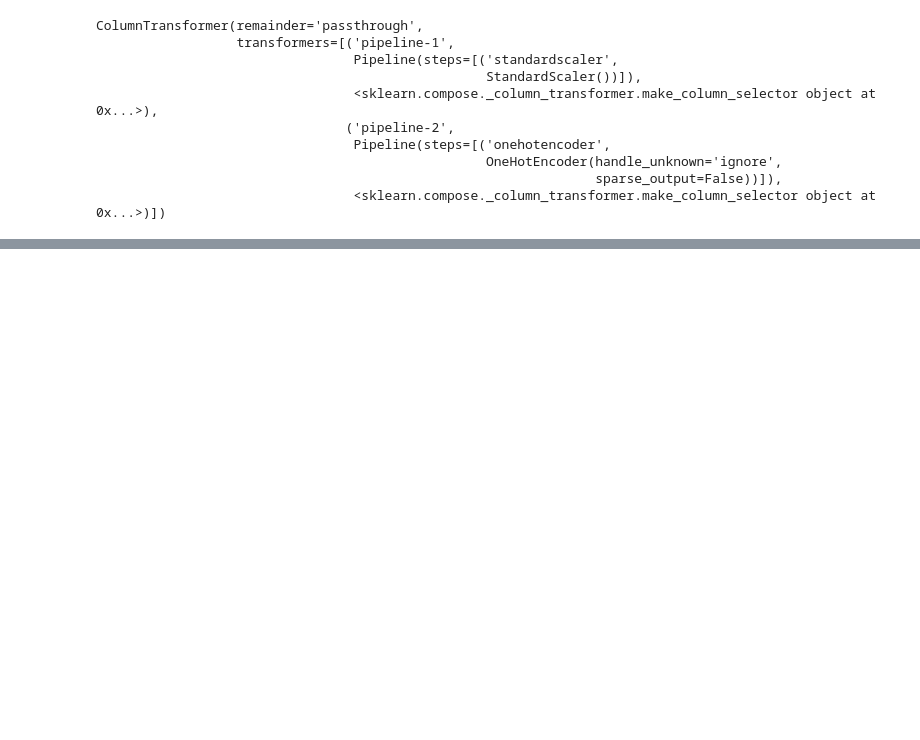
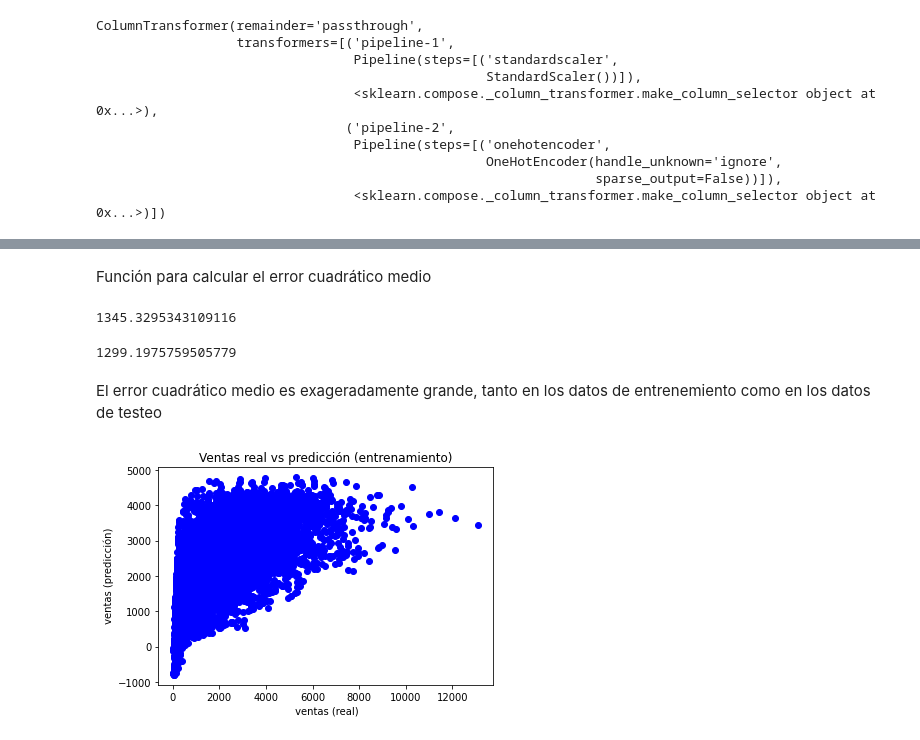
Before and after one commit to SAULIZA/prediccion_de_ventas, a Jupyter notebook: Prediccion_de_ventas.ipynb, the cells around one changed output, grey strips where cells are left out. Saved outputs shown, nothing was run; the diff lists cells and outputs as text; code cells hidden in the pictures; blank space fills up the shorter version.

```diff
--- a/Prediccion_de_ventas.ipynb
+++ b/Prediccion_de_ventas.ipynb
@@ -224,0 +285,7 @@ y las 2 últimas corresponden a Outlet_Location_Type y Outlet_Type
+# %%
+#instanciamos el modelo
+reg = LinearRegression()
+# %%
+#entrenamos el modelo en los datos de entrenamiento
+#el modelo aprende la relación entre X e Y
+reg.fit(X_train_processed_df,y_train)
@@ -224,0 +307,4 @@ y las 2 últimas corresponden a Outlet_Location_Type y Outlet_Type
+# %%
+# Obtengan las predicciones del conjunto de entrenamiento
+X_train_preds_linearReg = reg.predict(X_train_processed_df)
+X_test_preds_linearReg = reg.predict(X_test_processed_df)
@@ -224,0 +313,2 @@ y las 2 últimas corresponden a Outlet_Location_Type y Outlet_Type
+# %% [markdown]
+Función para calcular el error cuadrático medio
@@ -224,0 +322,18 @@ y las 2 últimas corresponden a Outlet_Location_Type y Outlet_Type
+# %%
+ECM(y_train,X_train_preds_linearReg )
+# %% [output]
+1345.3295343109116
+# %%
+ECM(y_test,X_test_preds_linearReg )
+# %% [output]
+1299.1975759505779
+# %% [markdown]
+El error cuadrático medio es exageradamente grande, tanto en los datos de entrenemiento como en los datos de testeo
+# %%
+import matplotlib.pyplot as plt
+plt.scatter(y_train, X_train_preds_linearReg, c = "b", ) # hace un plot scatter de y vs x
+plt.title("Ventas real vs predicción (entrenamiento)")
+plt.xlabel(" ventas (real)") #coloca leyenda en los ejes
+plt.ylabel(" ventas (predicción)");
+# %% [output]
+[figure, added]
```
Also changed, not shown: parts of 51 cells of this notebook.
